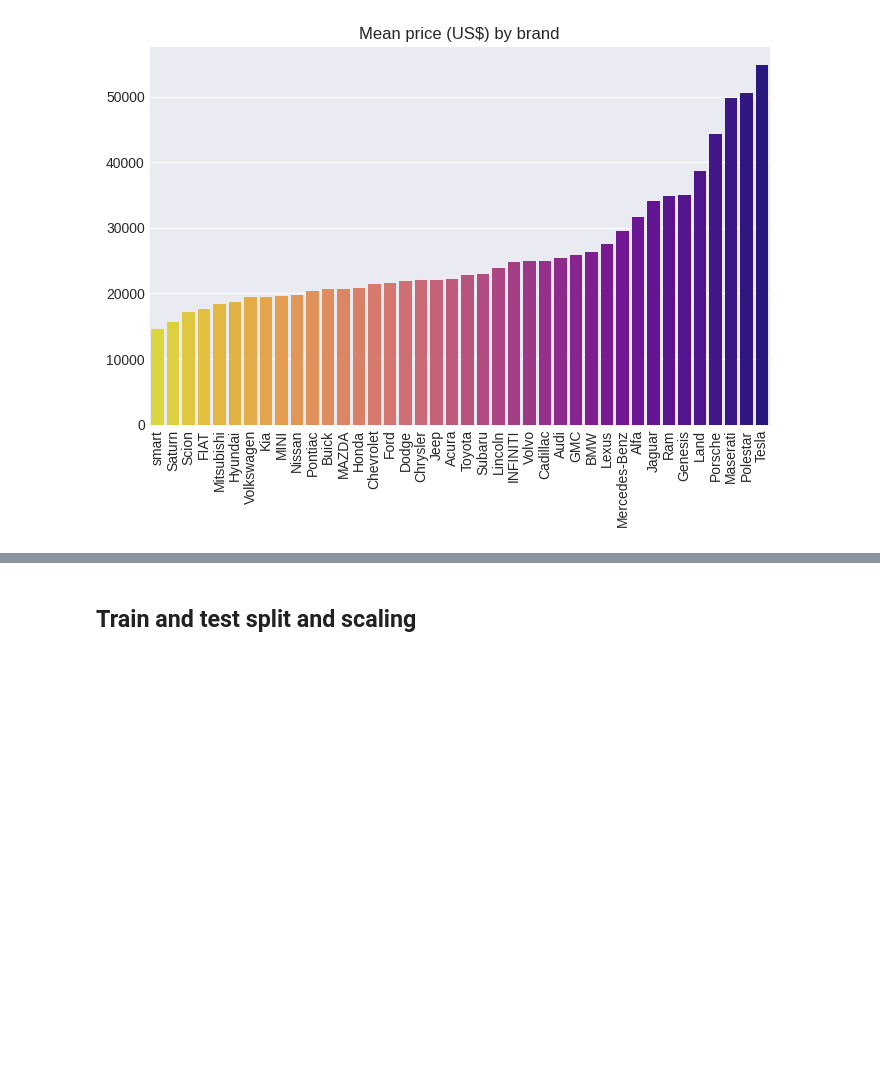
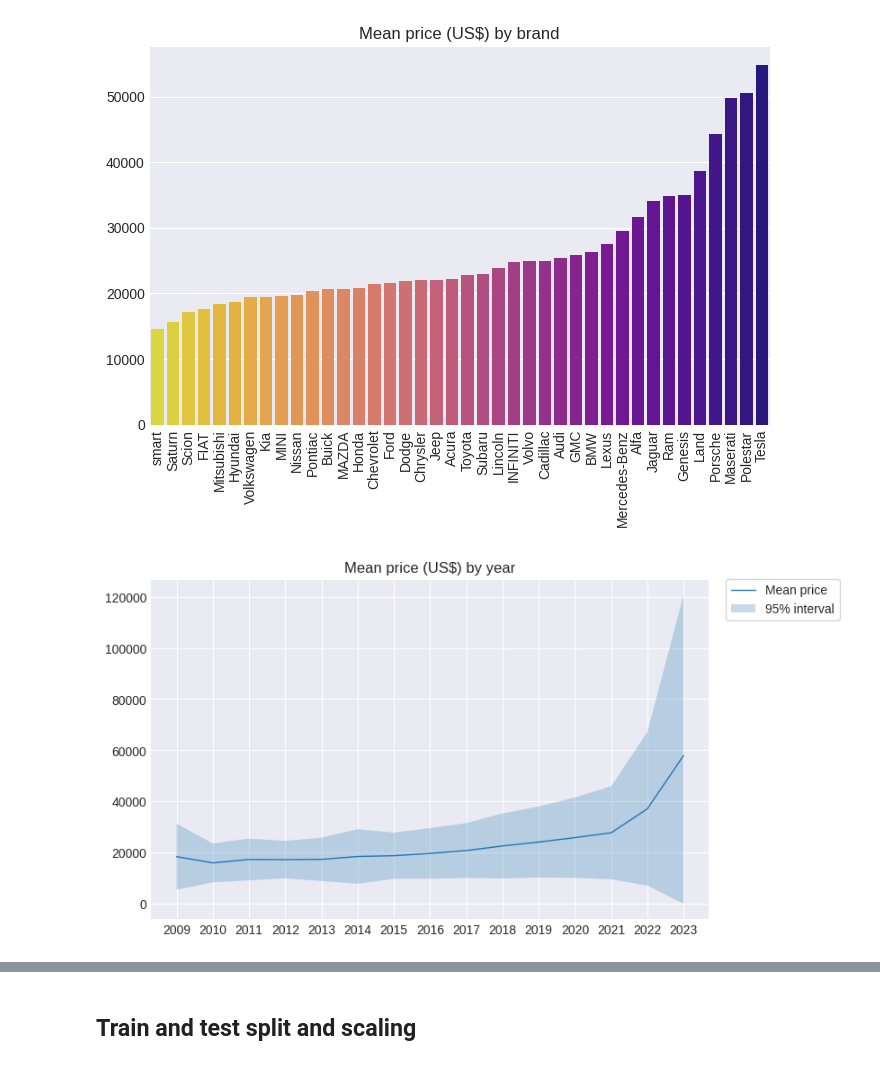
Before and after one commit to flohmannjr/Carvana-Predict-Car-Prices, a Jupyter notebook: Carvana_Predict_Car_Prices.ipynb, the cells around one changed output, grey strips where cells are left out. Drawn from its saved outputs; the diff is of its cells as text; code cells hidden in the pictures; blank space fills up the shorter version.

```diff
--- a/Carvana_Predict_Car_Prices.ipynb
+++ b/Carvana_Predict_Car_Prices.ipynb
@@ -71,6 +71,8 @@ name = df['Name'].str.split()
 
 df['Brand'] = name.str[0]
 df['Model'] = name.str[1:].str.join(' ')
+# %%
+df['Milage_Group'] = (np.ceil(df['Miles'] / 4000) * 4000).astype(int)
 # %%
 df.drop('Name', axis=1, inplace=True)
 # %% [markdown]
@@ -121,3 +119,29 @@ plt.ylabel('')
 plt.xticks(rotation=90);
 # %% [output]
 [figure]
+# %%
+df_prices_by_year = df[['Year', 'Price']].groupby(by='Year').agg(['mean', 'std']).sort_index()
+
+df_prices_by_year.columns = ['_'.join(col).strip() for col in df_prices_by_year.columns.values]
+
+df_prices_by_year.reset_index(inplace=True)
+df_prices_by_year.fillna(0, inplace=True)
+
+df_prices_by_year['Price_interval'] = df_prices_by_year['Price_std'] * 1.96  # https://en.wikipedia.org/wiki/1.96
+df_prices_by_year['Price_upper']    = df_prices_by_year['Price_mean'] + df_prices_by_year['Price_interval']
+df_prices_by_year['Price_lower']    = np.maximum(df_prices_by_year['Price_mean'] - df_prices_by_year['Price_interval'], 0)
+
+# display(df_prices_by_year)
+
+sns.lineplot(data=df_prices_by_year, x='Year', y='Price_mean', linewidth=1, label='Mean price')
+plt.fill_between(data=df_prices_by_year, x='Year', y1='Price_lower', y2='Price_upper', alpha=0.25, label='95% interval')
+
+plt.title('Mean price (US$) by year')
+plt.xlabel('')
+plt.ylabel('')
+
+plt.xticks(df_prices_by_year['Year'])
+
+plt.legend(loc=(1.03, 0.88), frameon=True, facecolor='white');
+# %% [output]
+[figure, added]
```
Also changed, not shown: parts of 10 cells of this notebook.
